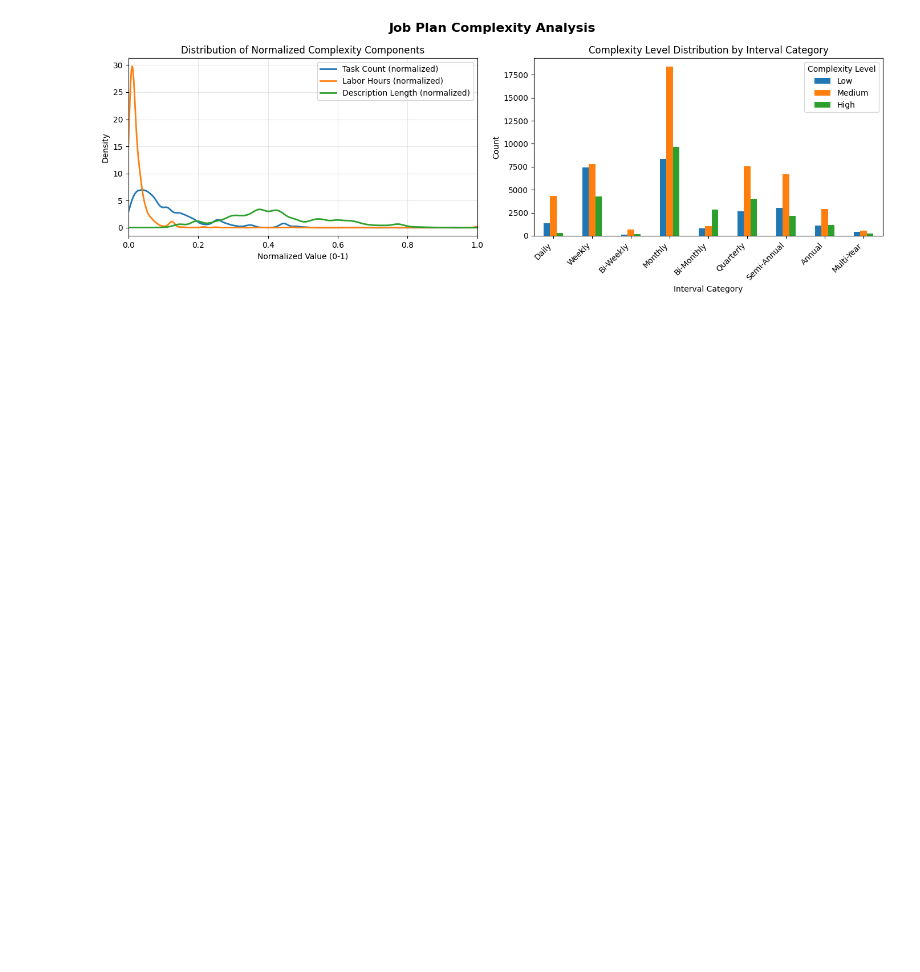
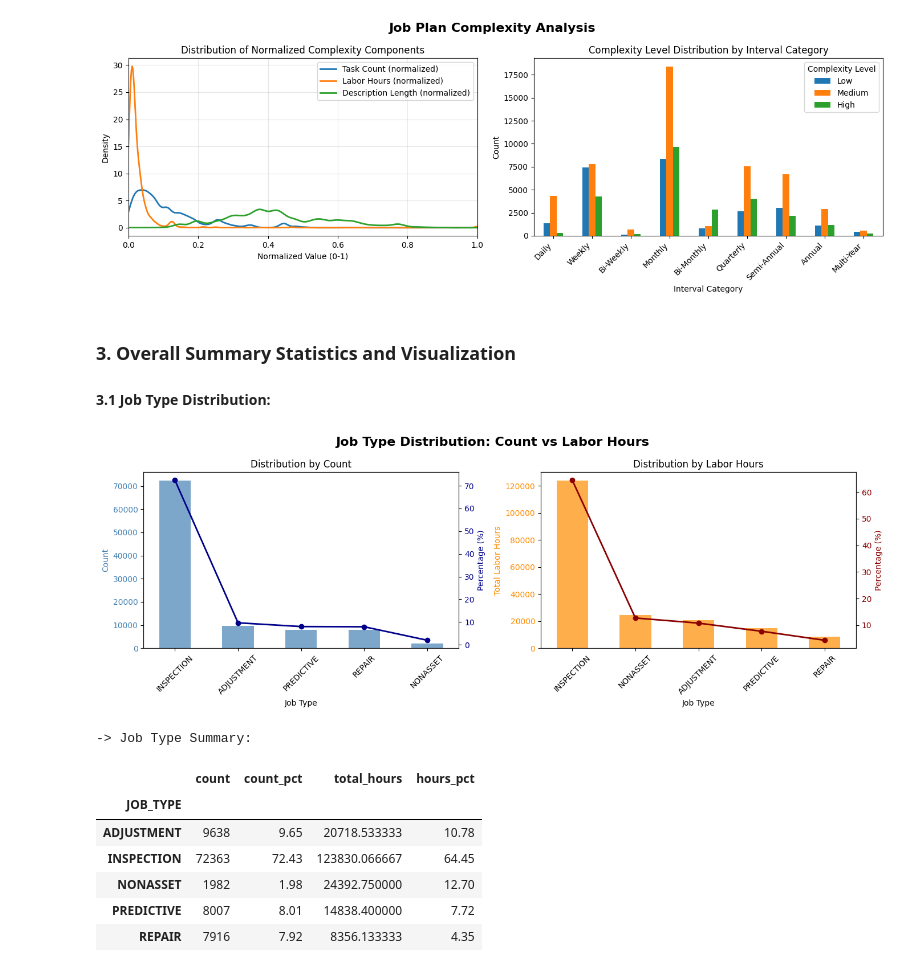
Before and after one commit to dev-festival/py4eda-project, a Jupyter notebook: notebooks/03_individual_exploration_mike.ipynb, the cells around one changed output. Cells and saved outputs as stored; diff of their text form; code cells hidden in the pictures; blank space fills up the shorter version.

```diff
--- a/notebooks/03_individual_exploration_mike.ipynb
+++ b/notebooks/03_individual_exploration_mike.ipynb
@@ -642,3 +644,77 @@ plt.tight_layout()
 plt.show()
 # %% [output]
 [figure]
+# %% [markdown]
+### 3. Overall Summary Statistics and Visualization
+
+#### 3.1 Job Type Distribution:
+# %%
+# Count and percentage of each job type
+job_type_counts = df_forecast['JOB_TYPE'].value_counts().sort_values(ascending=False)
+job_type_pct = (job_type_counts / job_type_counts.sum() * 100).round(2)
+
+# Labor hours by job type
+job_type_labor = df_forecast.groupby('JOB_TYPE', observed = False)['total_labor_per_occ_capped'].sum().sort_values(ascending=False)
+job_type_labor_pct = (job_type_labor / job_type_labor.sum() * 100).round(2)
+
+
+# Create side-by-side charts
+fig, axes = plt.subplots(1, 2, figsize=(14, 5))
+fig.suptitle('Job Type Distribution: Count vs Labor Hours', fontsize=16, fontweight='bold')
+
+# Chart 1: Count (bars) + Percentage (line)
+ax1 = axes[0]
+ax1_twin = ax1.twinx()
+
+# Bars for count
+job_type_counts.plot(kind='bar', ax=ax1, color='steelblue', alpha=0.7)
+ax1.set_xlabel('Job Type')
+ax1.set_ylabel('Count', color='steelblue')
+ax1.set_title('Distribution by Count')
+ax1.tick_params(axis='y', labelcolor='steelblue')
+ax1.tick_params(axis='x', rotation=45)
+
+# Line for percentage
+job_type_pct.plot(kind='line', ax=ax1_twin, color='darkblue', marker='o', linewidth=2)
+ax1_twin.set_ylabel('Percentage (%)', color='darkblue')
+ax1_twin.tick_params(axis='y', labelcolor='darkblue')
+
+# Chart 2: Labor Hours (bars) + Percentage (line)
+ax2 = axes[1]
+ax2_twin = ax2.twinx()
+
+# Bars for labor hours
+job_type_labor.plot(kind='bar', ax=ax2, color='darkorange', alpha=0.7)
+ax2.set_xlabel('Job Type')
+ax2.set_ylabel('Total Labor Hours', color='darkorange')
+ax2.set_title('Distribution by Labor Hours')
+ax2.tick_params(axis='y', labelcolor='darkorange')
+ax2.tick_params(axis='x', rotation=45)
+
+# Line for percentage
+job_type_labor_pct.plot(kind='line', ax=ax2_twin, color='darkred', marker='o', linewidth=2)
+ax2_twin.set_ylabel('Percentage (%)', color='darkred')
+ax2_twin.tick_params(axis='y', labelcolor='darkred')
+
+plt.tight_layout()
+plt.show()
+
+# Print summary table
+print("\n-> Job Type Summary:")
+summary = pd.DataFrame({
+    'count': job_type_counts,
+    'count_pct': job_type_pct,
+    'total_hours': job_type_labor,
+    'hours_pct': job_type_labor_pct
+})
+display(summary)
+# %% [output]
+[figure, added]
+-> Job Type Summary:
+|  | count | count_pct | total_hours | hours_pct |
+| JOB_TYPE |  |  |  |  |
+| ADJUSTMENT | 9638 | 9.65 | 20718.533333 | 10.78 |
+| INSPECTION | 72363 | 72.43 | 123830.066667 | 64.45 |
+| NONASSET | 1982 | 1.98 | 24392.750000 | 12.70 |
+| PREDICTIVE | 8007 | 8.01 | 14838.400000 | 7.72 |
+| REPAIR | 7916 | 7.92 | 8356.133333 | 4.35 |
```
Also changed, not shown: parts of 12 cells of this notebook.
